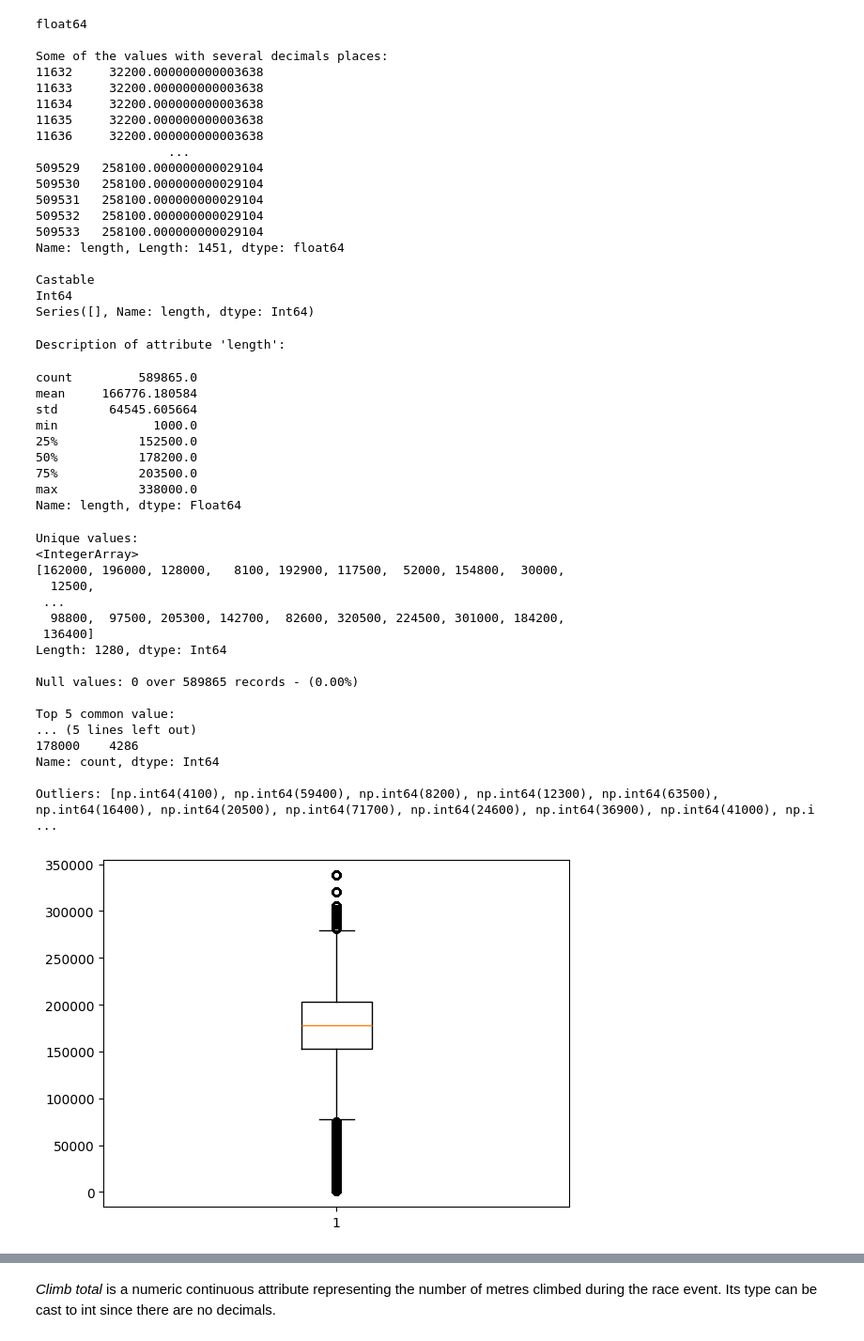
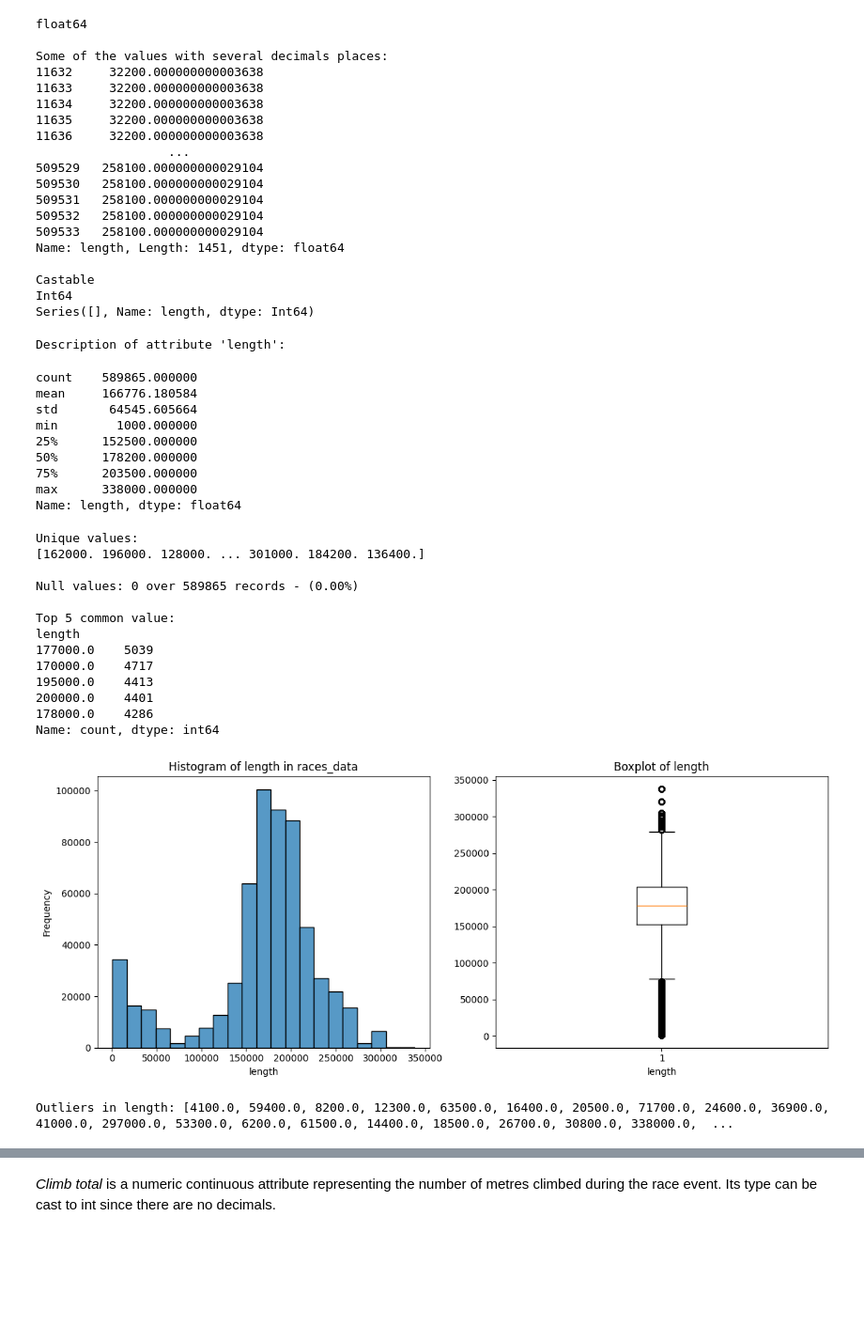
Before and after one commit to luca-rizzo/dm-2024-project, a Jupyter notebook: notebook/data_understanding.ipynb, the cells around one changed output, grey strips where cells are left out. Shown at 94% size. Drawn from its saved outputs; the diff is of its cells as text; code cells hidden in the pictures; blank space fills up the shorter version.

```diff
--- a/notebook/data_understanding.ipynb
+++ b/notebook/data_understanding.ipynb
@@ -442,35 +399,32 @@ Series([], Name: length, dtype: Int64)
 #         print(races.dtypes)
 # except TypeError:
 #     print("Not castable!")
-# %%
-stats(races["length"], box=True)
-# %% [output]
-Description of attribute 'length':
-count         589865.0
-mean     166776.180584
-std       64545.605664
-min             1000.0
-25%           152500.0
-50%           178200.0
-75%           203500.0
-max           338000.0
-Name: length, dtype: Float64
-Unique values:
-<IntegerArray>
-[162000, 196000, 128000,   8100, 192900, 117500,  52000, 154800,  30000,
-  12500,
- ...
-  98800,  97500, 205300, 142700,  82600, 320500, 224500, 301000, 184200,
- 136400]
-Length: 1280, dtype: Int64
-
-Null values: 0 over 589865 records - (0.00%)
-
-Top 5 common value:
-... (5 lines left out)
-178000    4286
-Name: count, dtype: Int64
-
-Outliers: [np.int64(4100), np.int64(59400), np.int64(8200), np.int64(12300), np.int64(63500), np.int64(16400), np.int64(20500), np.int64(71700), np.int64(24600), np.int64(36900), np.int64(41000), np.i ...
-[figure, removed]
+# %%
+stats_and_distribution(races["length"], attr_type='numerical')
+# %% [output]
+Description of attribute 'length':
+count    589865.000000
+mean     166776.180584
+std       64545.605664
+min        1000.000000
+25%      152500.000000
+50%      178200.000000
+75%      203500.000000
+max      338000.000000
+Name: length, dtype: float64
+Unique values:
+[162000. 196000. 128000. ... 301000. 184200. 136400.]
+
+Null values: 0 over 589865 records - (0.00%)
+
+Top 5 common value:
+length
+177000.0    5039
+170000.0    4717
+195000.0    4413
+200000.0    4401
+178000.0    4286
+Name: count, dtype: int64
+[figure, added]
+Outliers in length: [4100.0, 59400.0, 8200.0, 12300.0, 63500.0, 16400.0, 20500.0, 71700.0, 24600.0, 36900.0, 41000.0, 297000.0, 53300.0, 6200.0, 61500.0, 14400.0, 18500.0, 26700.0, 30800.0, 338000.0,  ...
 # %% [markdown]
```
Also changed, not shown: parts of 47 cells of this notebook, 2 other files.
